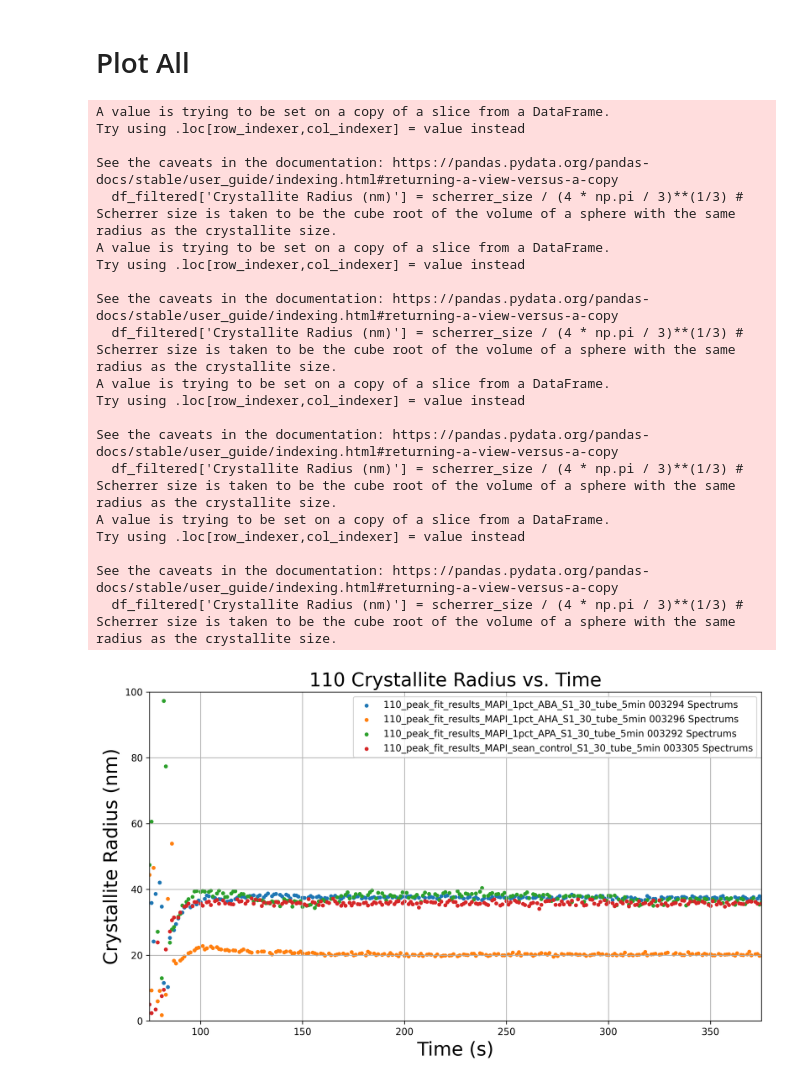
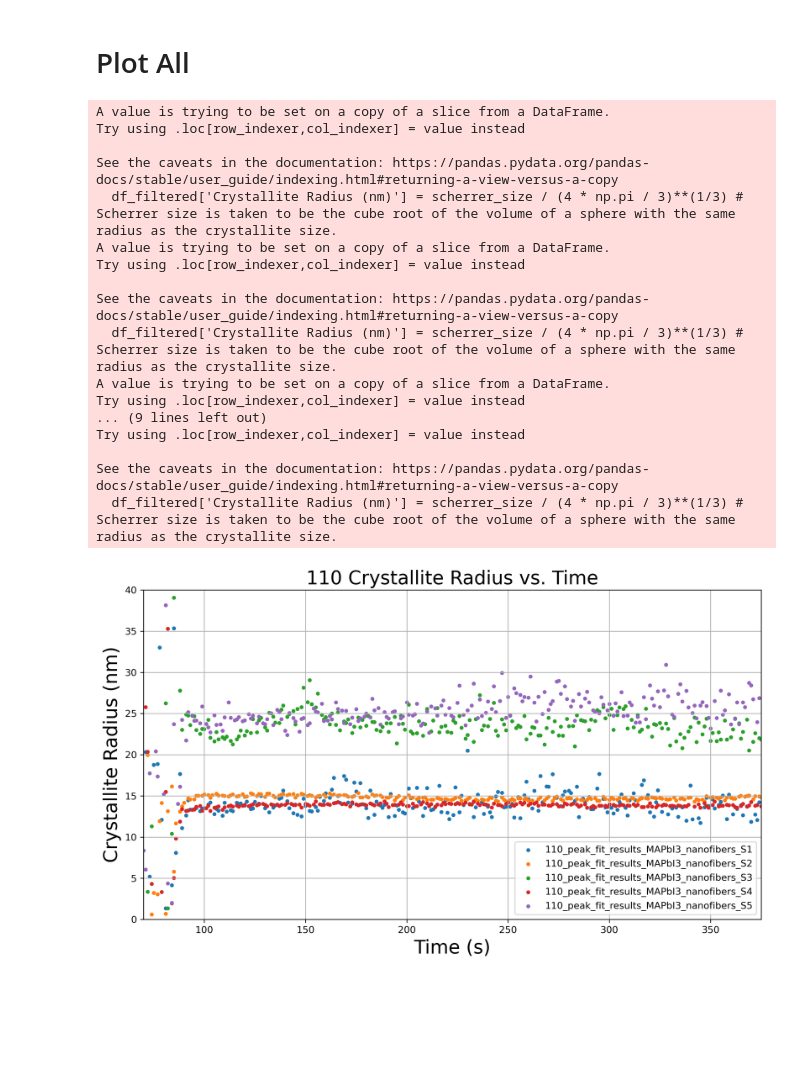
Before and after one commit to Printz-Lab/MultiModalAnalysis, a Jupyter notebook: Scherrer_on_peaks_from_MMA_qspace_only.ipynb, the cells around one changed output. Drawn from its saved outputs; the diff is of its cells as text; code cells hidden in the pictures; blank space fills up the shorter version.

Commit message:
scherrer_analysis_grows

```diff
--- a/Scherrer_on_peaks_from_MMA_qspace_only.ipynb
+++ b/Scherrer_on_peaks_from_MMA_qspace_only.ipynb
@@ -6,14 +6,14 @@ import numpy as np
 from scipy.constants import pi, h, c, electron_volt
 from matplotlib import pyplot as plt
 
-sample_name = r'MAPbI$_3$ ' + "Control"#w/ 1 mol% 4-ABA"
+sample_name = r'MAPbI$_3$ ' + "NanoFibers"#w/ 1 mol% 4-ABA"
 experiment_end_time = 375 #end of experiment in seconds
 
 # Assuming K (shape factor) = 0.9
 k_shape = 0.9
 
 # Load the CSV file into a pandas DataFrame
-df = pd.read_csv("/Users/pjlohr/Documents/GitHub/Patrick_Lohr/size_estimation_stuff/xrd_data/110_peak_fit_results_MAPI_1pct_ABA_S1_30_tube_5min 003294 Spectrums.csv")
+df = pd.read_csv(r"d:\MAPbI3_nanofibers_S4\output\110_peak_fit_results_MAPbI3_nanofibers_S4.csv")
 print(df.columns)
 
 time_column = df.columns[0]
@@ -38,8 +38,18 @@ fs = 20
 plt.figure(figsize=(10, 6), dpi=300)
 plt.plot(df_filtered[time_column], df_filtered['Crystallite Radius (nm)'], marker='o')
 plt.xlabel('Time (s)', fontsize=fs)
+plt.ylim(10,20)
 plt.ylabel('Scherrer Size (nm)', fontsize=fs)
 plt.title(f'Scherrer Size vs Time for {sample_name}', fontsize=fs)
 plt.grid(True)
 plt.show()
+
+plt.figure()
+plt.plot(df_filtered[time_column], df_filtered[fwhm_column], marker='o')
+plt.xlabel('Time (s)', fontsize=fs)
+plt.ylabel('FWHM (1/Å)', fontsize=fs)
+plt.ylim(-0.01, 0.05)
+plt.title(f'FWHM vs Time for {sample_name}', fontsize=fs)
+plt.grid(True)
+plt.show()
 # %% [output]
@@ -66,12 +77,12 @@ import os
 import glob
 from matplotlib import pyplot as plt
 
-start_time = 75  # seconds, starting point for the x-axis
+start_time = 70  # seconds, starting point for the x-axis
 peak = "110"
 # Constants
 k_shape = 0.9
 experiment_end_time = 375  # seconds
-data_dir = "/Users/pjlohr/Documents/GitHub/Patrick_Lohr/size_estimation_stuff/xrd_data"
+data_dir = r"C:\Users\raglo\OneDrive - University of Arizona\Printz Lab\Data\nanofiber_giwaxs\S4\Tims_Code_results_for_110_peak"
 
 # Get all CSV files in the directory
 csv_files = glob.glob(os.path.join(data_dir, "*.csv"))
@@ -116,36 +127,33 @@ for file in csv_files:
              label=sample_name,
              s=10
              )
 
 # Final plot adjustments
 plt.xlabel('Time (s)', fontsize=fs)
 plt.ylabel('Crystallite Radius (nm)', fontsize=fs)
 plt.title(peak + ' Crystallite Radius vs. Time', fontsize=fs)
 plt.grid(True)
 plt.xlim(start_time, experiment_end_time)  # Adjust x-limits as needed
-plt.ylim(0, 100)  # Adjust y-limits as needed
+plt.ylim(0, 40)  # Adjust y-limits as needed
 plt.legend(fontsize=10)
 plt.tight_layout()
 plt.show()
 # %% [output]
 A value is trying to be set on a copy of a slice from a DataFrame.
 Try using .loc[row_indexer,col_indexer] = value instead
 
 See the caveats in the documentation: https://pandas.pydata.org/pandas-docs/stable/user_guide/indexing.html#returning-a-view-versus-a-copy
   df_filtered['Crystallite Radius (nm)'] = scherrer_size / (4 * np.pi / 3)**(1/3) # Scherrer size is taken to be the cube root of the volume of a sphere with the same radius as the crystallite size.
 A value is trying to be set on a copy of a slice from a DataFrame.
 Try using .loc[row_indexer,col_indexer] = value instead
 
 See the caveats in the documentation: https://pandas.pydata.org/pandas-docs/stable/user_guide/indexing.html#returning-a-view-versus-a-copy
   df_filtered['Crystallite Radius (nm)'] = scherrer_size / (4 * np.pi / 3)**(1/3) # Scherrer size is taken to be the cube root of the volume of a sphere with the same radius as the crystallite size.
 A value is trying to be set on a copy of a slice from a DataFrame.
 Try using .loc[row_indexer,col_indexer] = value instead
-
-See the caveats in the documentation: https://pandas.pydata.org/pandas-docs/stable/user_guide/indexing.html#returning-a-view-versus-a-copy
-  df_filtered['Crystallite Radius (nm)'] = scherrer_size / (4 * np.pi / 3)**(1/3) # Scherrer size is taken to be the cube root of the volume of a sphere with the same radius as the crystallite size.
-A value is trying to be set on a copy of a slice from a DataFrame.
+... (9 lines left out)
 Try using .loc[row_indexer,col_indexer] = value instead
 
 See the caveats in the documentation: https://pandas.pydata.org/pandas-docs/stable/user_guide/indexing.html#returning-a-view-versus-a-copy
   df_filtered['Crystallite Radius (nm)'] = scherrer_size / (4 * np.pi / 3)**(1/3) # Scherrer size is taken to be the cube root of the volume of a sphere with the same radius as the crystallite size.
-[figure, old version]
+[figure, new version]
```
Also changed, not shown: parts of 1 cell of this notebook, 4 other files.
